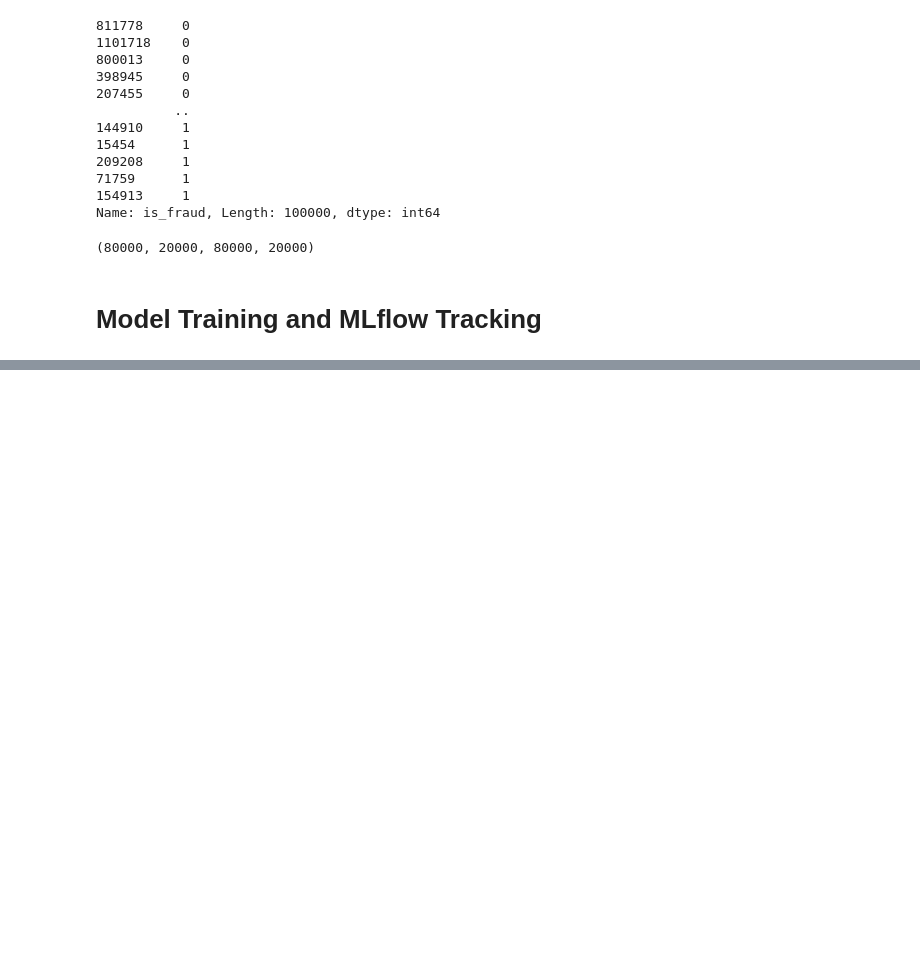
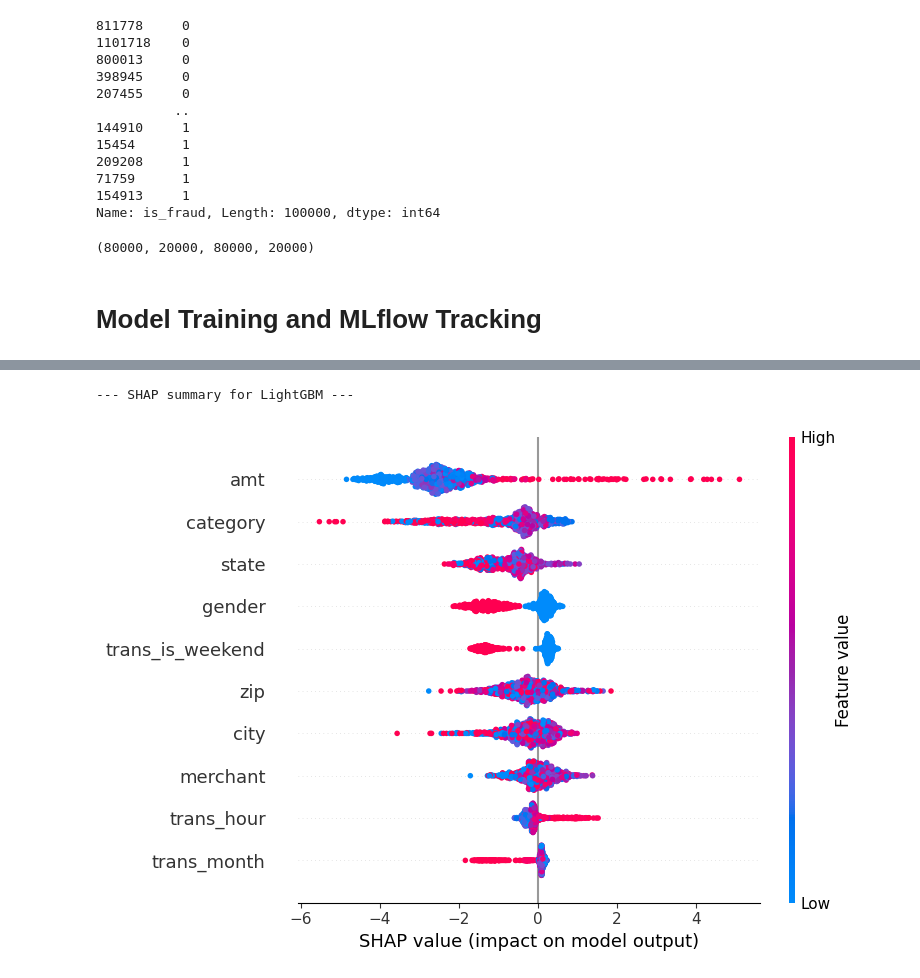
Before and after one commit to bibekk477/credit-card-fraud-xgboost-rf-lgbm, a Jupyter notebook: credit_card_fraud_detect.ipynb, the cells around one changed output, grey strips where cells are left out. Cells and saved outputs as stored; diff of their text form; code cells hidden in the pictures; blank space fills up the shorter version.

```diff
--- a/credit_card_fraud_detect.ipynb
+++ b/credit_card_fraud_detect.ipynb
@@ -317,17 +400,21 @@ def plot_feature_importance(model, feature_names, model_name, top_n=10):
 # %%
 
-#initialize and run models
-print("starting Random Forest training..")
-rf_model = RandomForestClassifier(n_estimators=100, random_state=42, n_jobs=-1)
-train_and_log_model(rf_model, "Random Forest", X_train, y_train, X_test, y_test)
-plot_feature_importance(rf_model, X_train.columns, "Random Forest")
+# #initialize and run models
+# print("starting Random Forest training..")
+# rf_model = RandomForestClassifier(n_estimators=100, random_state=42, n_jobs=-1)
+# train_and_log_model(rf_model, "Random Forest", X_train, y_train, X_test, y_test)
+# plot_feature_importance(rf_model, X_train.columns, "Random Forest")
+# # explain_model_shap(rf_model, "Random Forest", X_test.sample(1000, random_state=42))#we are using just 1000 samples from X_test for faster shap
 
-print("starting XGBoost training..")
-xgb_model = XGBClassifier(n_estimators=100, eval_metric='logloss', random_state=42, n_jobs=-1)
-train_and_log_model(xgb_model, "XGBoost", X_train, y_train, X_test, y_test)
-plot_feature_importance(xgb_model, X_train.columns, "XGBoost")
+# print("starting XGBoost training..")
+# xgb_model = XGBClassifier(n_estimators=100, eval_metric='logloss', random_state=42, n_jobs=-1)
+# train_and_log_model(xgb_model, "XGBoost", X_train, y_train, X_test, y_test)
+# plot_feature_importance(xgb_model, X_train.columns, "XGBoost")
+# # explain_model_shap(xgb_model, "XGBoost", X_test.sample(1000, random_state=42))#we are using just 1000 samples from X_test for faster shap
 
-print("starting LightGBM training..")
-lgbm_model = LGBMClassifier(n_estimators=100, random_state=42, n_jobs=-1)
-train_and_log_model(lgbm_model, "LightGBM", X_train, y_train, X_test, y_test, is_lgbm=True, cat_features=categorical_cols)
-plot_feature_importance(lgbm_model, X_train.columns, "LightGBM")
+
+# print("starting LightGBM training..")
+# lgbm_model = LGBMClassifier(n_estimators=100, random_state=42, n_jobs=-1)
+# train_and_log_model(lgbm_model, "LightGBM", X_train, y_train, X_test, y_test, is_lgbm=True, cat_features=categorical_cols)
+# plot_feature_importance(lgbm_model, X_train.columns, "LightGBM")
+# # explain_model_shap(lgbm_model, "LightGBM", X_test.sample(1000, random_state=42))#we are using just 1000 samples from X_test for faster shap
@@ -429,0 +438,6 @@ plt.barh(df1["Feature"][:top_n][::-1], fi_df["Importance"][:top_n][::-1])
+# %%
+# SHAP explanation for LightGBM
+explain_model_shap(trained_models["LightGBM"], "LightGBM", X_test.sample(1000, random_state=42))
+# %% [output]
+--- SHAP summary for LightGBM ---
+[figure, added]
```
Also changed, not shown: parts of 24 cells of this notebook.
